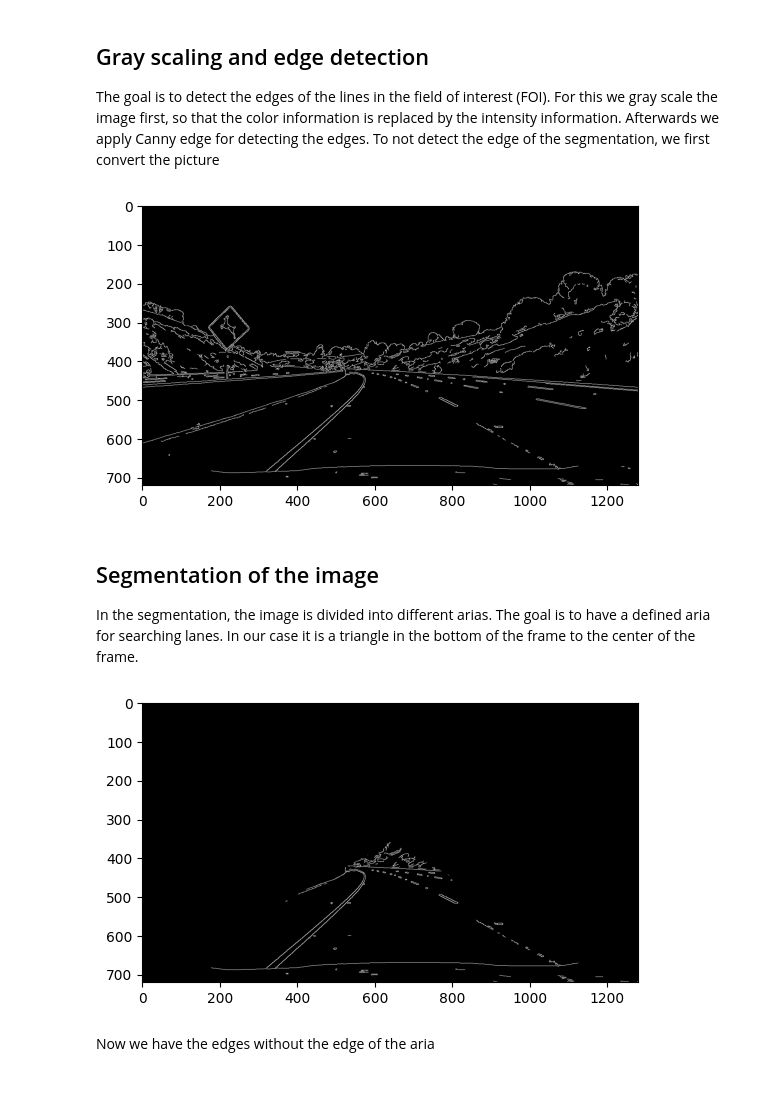
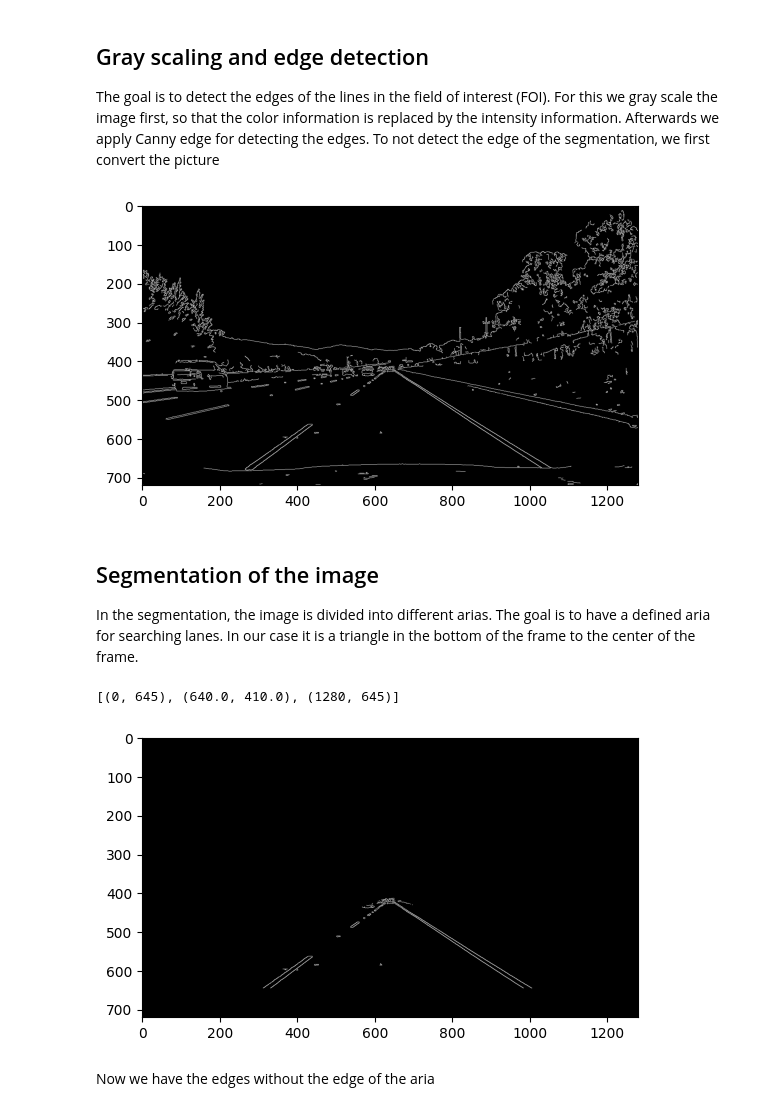
Before and after one commit to Super-T02/Spurerkennung, a Jupyter notebook: Projekt_Spurerkennung_v2.ipynb, the cells around one changed output. Cells and saved outputs as stored; diff of their text form; code cells hidden in the pictures.

```diff
--- a/Projekt_Spurerkennung_v2.ipynb
+++ b/Projekt_Spurerkennung_v2.ipynb
@@ -206,21 +206,21 @@ the segmentation, we first convert the picture
 # %%
 
 # img = cv.imread('img/Udacity/image001.jpg', cv.COLOR_BGR2RGB)
-# img = cv.imread('img/Udacity/image002.jpg', cv.COLOR_BGR2RGB)
+img = cv.imread('img/Udacity/image002.jpg', cv.COLOR_BGR2RGB)
 # img = cv.imread('img/Udacity/image003.jpg', cv.COLOR_BGR2RGB)
-img = cv.imread('img/Udacity/image004.jpg', cv.COLOR_BGR2RGB)
+# img = cv.imread('img/Udacity/image004.jpg', cv.COLOR_BGR2RGB)
 
 # Gray scale the image
 gray_img = cv.cvtColor(img, cv.COLOR_RGB2GRAY)
 
 # Canny edge detection
 canny_img = cv.Canny(gray_img, 100, 200)
 
 plt.figure()
 plt.imshow(canny_img, cmap='gray')
 plt.show()
 # %% [output]
-[figure, old version]
+[figure, new version]
 # %% [markdown]
 ## Segmentation of the image
 In the segmentation, the image is divided into different arias. The
@@ -247,15 +247,11 @@ width = dim[1]
 
 # Define region
 region_of_interest_vertices = [
-    (0, height),
-    (width / 2, height / 2),
-    (width, height),
+    (0, height - 75),
+    (width / 2, (height + 100) / 2),
+    (width, height - 75),
 ]
-# region_of_interest_vertices = [
-#     (0, height),
-#     (width / 2, height / 2),
-#     (width, height),
-# ]
+print(region_of_interest_vertices)
 
 # Apply the region of interest
 img_region = region_of_interest(canny_img, np.array([region_of_interest_vertices], np.int32))
@@ -263,7 +259,8 @@ plt.figure()
 plt.imshow(img_region, cmap='gray')
 plt.show()
 # %% [output]
+[(0, 645), (640.0, 410.0), (1280, 645)]
-[figure, old version]
+[figure, new version]
 # %% [markdown]
 Now we have the edges without the edge of the aria
 # %% [markdown]
```
Also changed, not shown: parts of 1 cell of this notebook.
